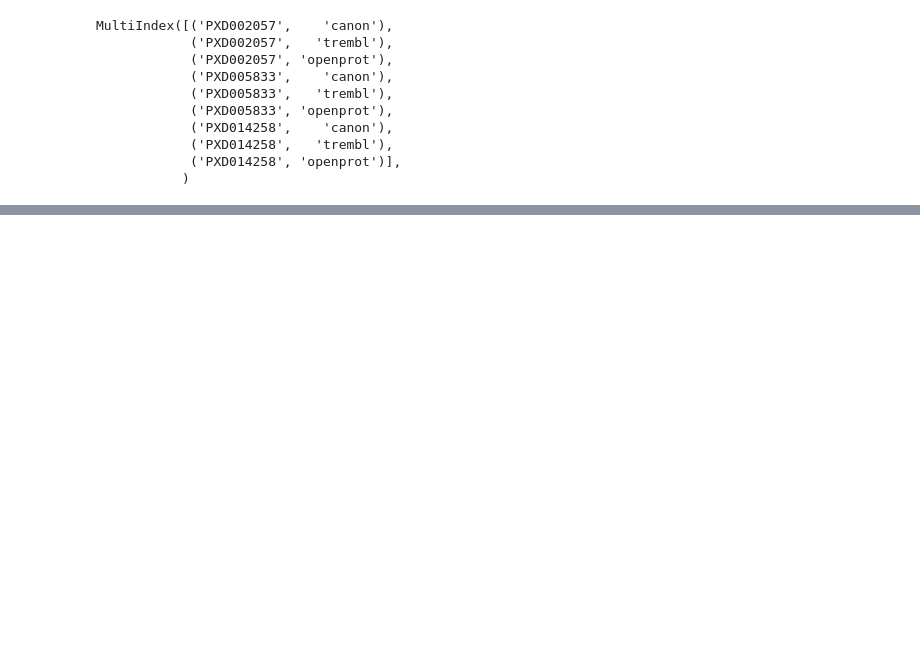
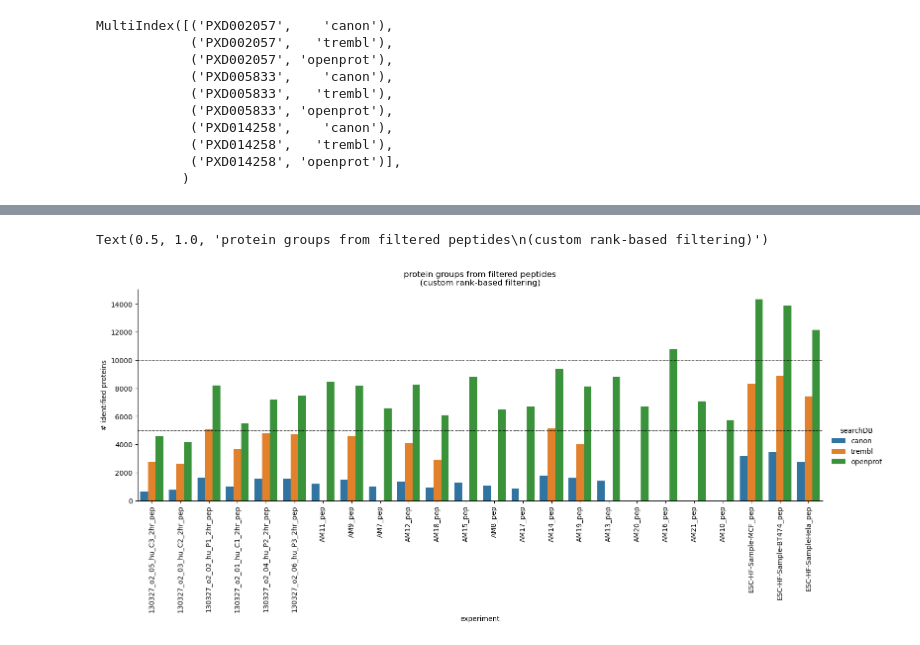
Before and after one commit to CompOmics/oui-discovery, a Jupyter notebook: oui-discovery-vv/explore-1-fragpipe-1-preprocess.ipynb, the cells around one changed output, grey strips where cells are left out. Drawn from its saved outputs; the diff is of its cells as text; code cells hidden in the pictures; blank space fills up the shorter version.

```diff
--- a/oui-discovery-vv/explore-1-fragpipe-1-preprocess.ipynb
+++ b/oui-discovery-vv/explore-1-fragpipe-1-preprocess.ipynb
@@ -350,0 +432,2 @@ PXD002057|trembl|groupwalk_output_130327_o2_05_hu_C3_2hr_pep.csv 'group_q_prob'
+# %%
+processed_paths=dt.list_files(processed_dir)
@@ -350,0 +452,17 @@ PXD002057|trembl|groupwalk_output_130327_o2_05_hu_C3_2hr_pep.csv 'group_q_prob'
+# %%
+# QC - how many samples have no IDs in non-canonical subset? Is it same as in subset_fdp?
+
+datas = []
+for parent, files in processed_paths.items():
+    if ".ipynb_checkpoints" in parent: continue
+    database, dataset, spectrum_file = parent.split("/")[11:14]
+    if database != 'openprot': continue
+    for file in files:
+        if (file.startswith("groupwalk_output_")) and (file.endswith("_pep.csv")):
+            spectrum_file = file.split(".")[0]
+            data = pd.read_csv(os.path.join(parent, file))
+            #print(f"QC psm -> peptide : {file}")
+            #select non-canonical subset
+            data = data[data.isCanonical == 'NonCanonical']
+            datas = datas + [data]
+datas = pd.concat(datas)
@@ -386,7 +517,7 @@ def classify_protein_group(x):
 # %%
 pipeline="fragpipe"
 psm_score="peptideprophet_probability"
-#savefile_path = f'{pipeline}-identified-protein-groups-all-datasets.csv.gz'
+savefile_path = f'../oui-discovery-vv-data/processed/msfragger_pride_reanalysis/fragpipe23_ms42/{pipeline}-identified-protein-groups-all-datasets.csv.gz'
 PXDs = [
     'PXD002057',
     'PXD005833',
@@ -499,0 +661,21 @@ for dataset_name in PXDs:
+# %%
+combo = [pd.read_csv(_) for _ in output_files]
+combo = pd.concat(combo, ignore_index=True)
+combo.to_csv(savefile_path, index=False, compression='gzip')
+
+combo.proteins = combo.proteins.str.split(',')
+combo = combo.explode('proteins')
+combo.drop_duplicates(['proteins','experiment','searchDB'], inplace=True)
+
+sns.catplot(data=combo, kind='count', x='experiment', hue='searchDB', aspect=3)#, palette=list(project_palette.values()))
+plt.xticks(rotation=90)
+plt.xlabel('experiment')
+plt.ylabel('# identified proteins')
+plt.axhline(10000, ls='-.', lw=.5, c='k')
+plt.axhline(5000, ls='-.', lw=.5, c='k')
+plt.title('protein groups from filtered peptides\n(custom rank-based filtering)')
+
+#plt.savefig(savefig_path, dpi=300, bbox_inches='tight')
+# %% [output]
+Text(0.5, 1.0, 'protein groups from filtered peptides\n(custom rank-based filtering)')
+[figure, added]
```
Also changed, not shown: parts of 11 cells of this notebook, 1 other file.
